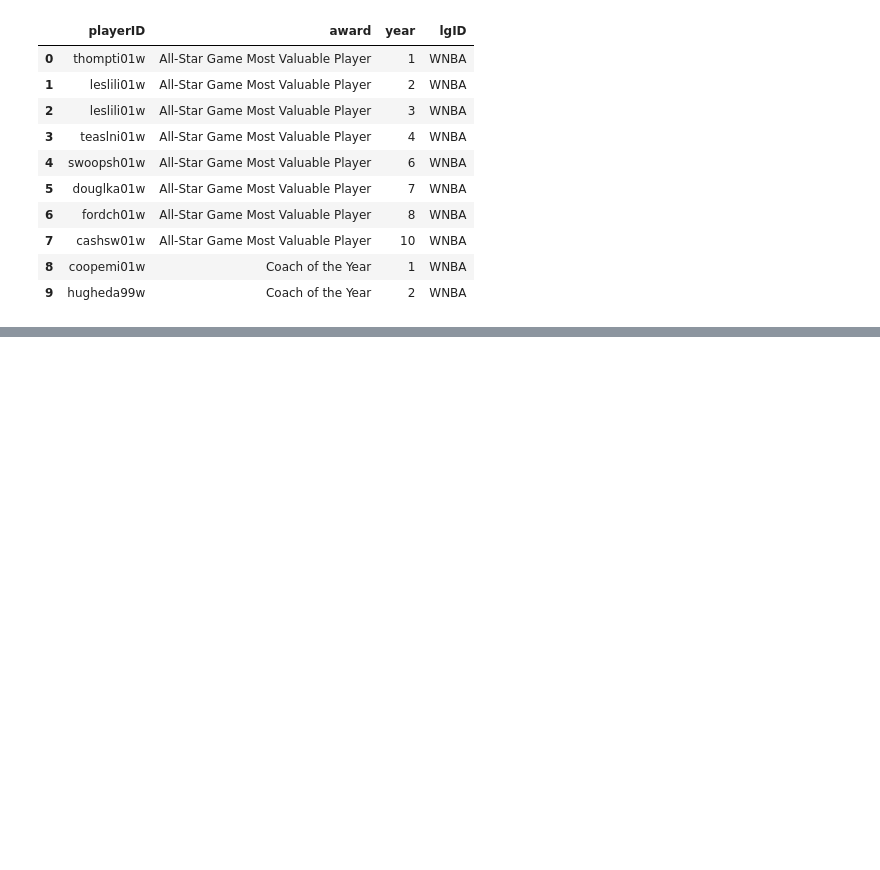
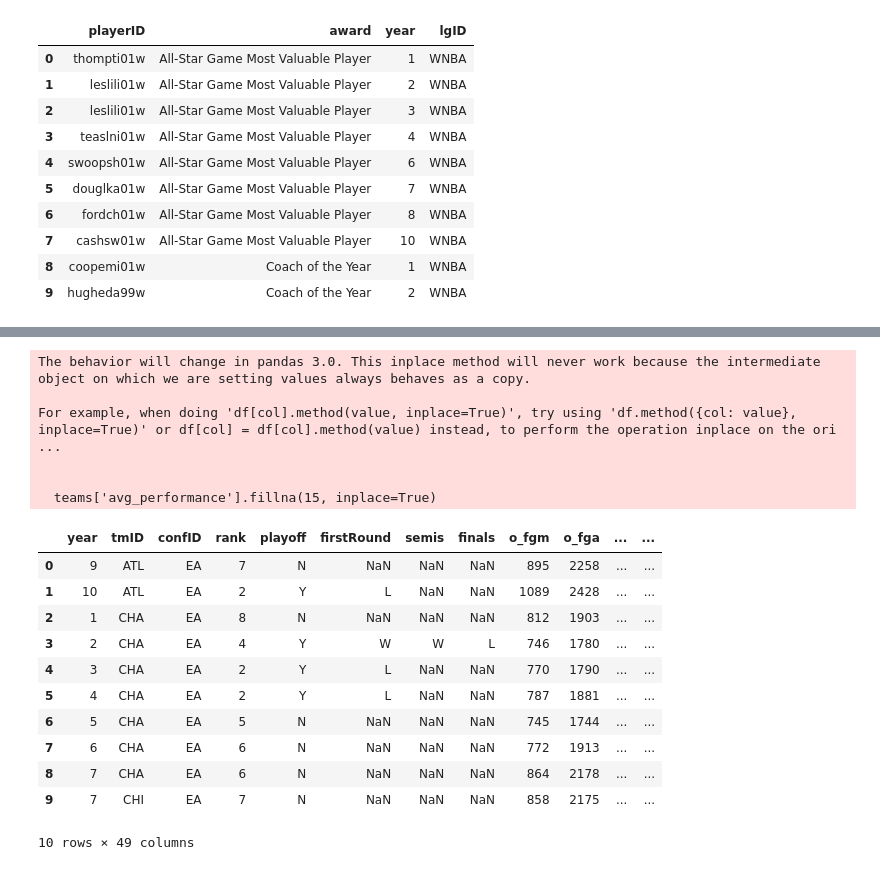
Before and after one commit to jmisidro/FEUP_ML, a Jupyter notebook: src/preparation.ipynb, the cells around one changed output, grey strips where cells are left out. Drawn from its saved outputs; the diff is of its cells as text; code cells hidden in the pictures; blank space fills up the shorter version.

```diff
--- a/src/preparation.ipynb
+++ b/src/preparation.ipynb
@@ -46,7 +44,7 @@ players.drop('firstseason', axis=1, inplace=True)
 players.drop('lastseason', axis=1, inplace=True)
 # %%
 # We don't believe that the 'rebounds' attribute is relevant, so we drop it
-players_teams.drop('rebounds', axis=1, inplace=True)
+#players_teams.drop('rebounds', axis=1, inplace=True)
 # %%
 # We can drop 'lgID', since all values are 'WNBA'
 teams.drop('lgID', axis=1, inplace=True)
@@ -68,0 +202,36 @@ teams.drop('arena', axis=1, inplace=True)
+# %%
+for tmID, team_data in teams.groupby('tmID'):
+    for year, current_year_data in team_data.groupby('year'):
+        player_ids = players_teams[(players_teams['tmID'] == tmID) & (players_teams['year'] == year)]['playerID'].values
+        valid_players = players[players['bioID'].isin(player_ids)]
+
+        avg_performance = players_teams[(players_teams['tmID'] == tmID) & (players_teams['year'] < year)]['performance'].mean()
+        avg_height = valid_players['height'].mean()
+
+        teams.loc[(teams['tmID'] == tmID) & (teams['year'] == year), 'avg_performance'] = avg_performance
+        teams.loc[(teams['tmID'] == tmID) & (teams['year'] == year), 'avg_height'] = avg_height
+
+teams['avg_performance'].fillna(15, inplace=True)
+teams.sort_values(by=['tmID', 'year'], inplace=True)
+
+# Print the sorted DataFrame
+teams.head(10)
+# %% [output]
+The behavior will change in pandas 3.0. This inplace method will never work because the intermediate object on which we are setting values always behaves as a copy.
+
+For example, when doing 'df[col].method(value, inplace=True)', try using 'df.method({col: value}, inplace=True)' or df[col] = df[col].method(value) instead, to perform the operation inplace on the ori ...
+
+
+  teams['avg_performance'].fillna(15, inplace=True)
+|  | year | tmID | confID | rank | playoff | firstRound | semis | finals | o_fgm | o_fga | ... | ... |
+| 0 | 9 | ATL | EA | 7 | N | NaN | NaN | NaN | 895 | 2258 | ... | ... |
+| 1 | 10 | ATL | EA | 2 | Y | L | NaN | NaN | 1089 | 2428 | ... | ... |
+| 2 | 1 | CHA | EA | 8 | N | NaN | NaN | NaN | 812 | 1903 | ... | ... |
+| 3 | 2 | CHA | EA | 4 | Y | W | W | L | 746 | 1780 | ... | ... |
+| 4 | 3 | CHA | EA | 2 | Y | L | NaN | NaN | 770 | 1790 | ... | ... |
+| 5 | 4 | CHA | EA | 2 | Y | L | NaN | NaN | 787 | 1881 | ... | ... |
+| 6 | 5 | CHA | EA | 5 | N | NaN | NaN | NaN | 745 | 1744 | ... | ... |
+| 7 | 6 | CHA | EA | 6 | N | NaN | NaN | NaN | 772 | 1913 | ... | ... |
+| 8 | 7 | CHA | EA | 6 | N | NaN | NaN | NaN | 864 | 2178 | ... | ... |
+| 9 | 7 | CHI | EA | 7 | N | NaN | NaN | NaN | 858 | 2175 | ... | ... |
+10 rows × 49 columns
```
Also changed, not shown: parts of 5 cells of this notebook, 2 other files.
